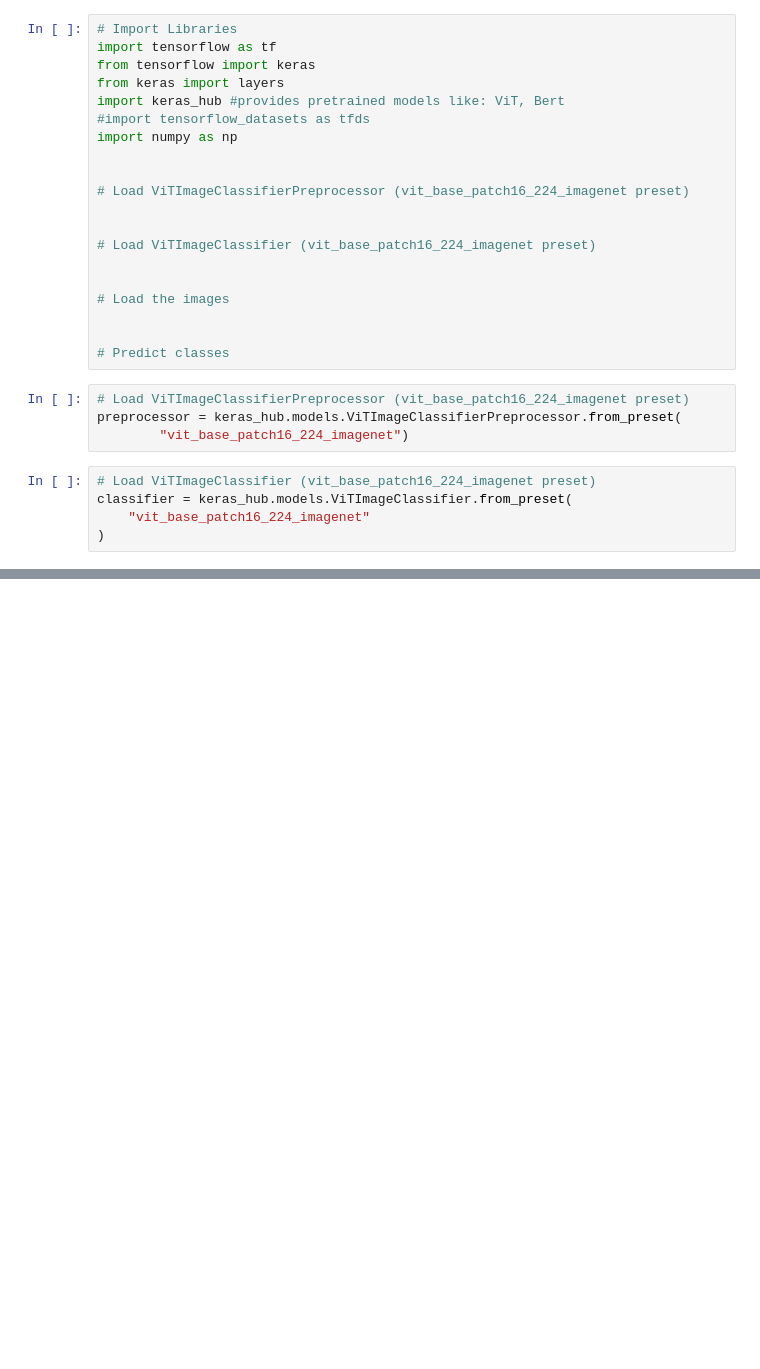
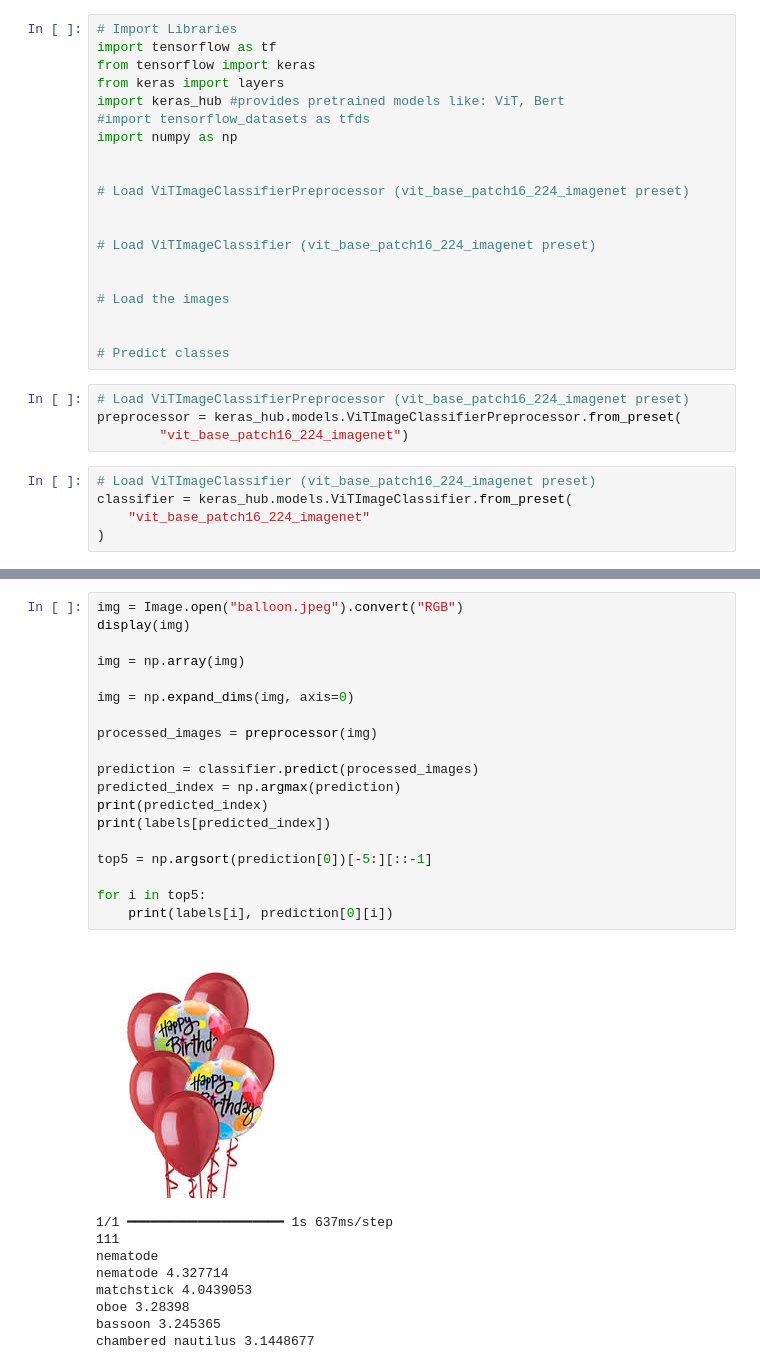
Before and after one commit to nbamardouf-source/arti560-computer-vision-labs, a Jupyter notebook: lab03-image-classification-vision-transformer-vit/lab03-image-classification-vision-transformer-vit-exercise.ipynb, the cells around one changed output, grey strips where cells are left out. Cells and saved outputs as stored; diff of their text form; blank space fills up the shorter version.

```diff
--- a/lab03-image-classification-vision-transformer-vit/lab03-image-classification-vision-transformer-vit-exercise.ipynb
+++ b/lab03-image-classification-vision-transformer-vit/lab03-image-classification-vision-transformer-vit-exercise.ipynb
@@ -82,0 +115,29 @@ classifier.predict(image)
+# %%
+img = Image.open("balloon.jpeg").convert("RGB")
+display(img)
+
+img = np.array(img)
+
+img = np.expand_dims(img, axis=0)
+
+processed_images = preprocessor(img)
+
+prediction = classifier.predict(processed_images)
+predicted_index = np.argmax(prediction)
+print(predicted_index)
+print(labels[predicted_index])
+
+top5 = np.argsort(prediction[0])[-5:][::-1]
+
+for i in top5:
+    print(labels[i], prediction[0][i])
+# %% [output]
+[figure, added]
+1/1 ━━━━━━━━━━━━━━━━━━━━ 1s 637ms/step
+111
+nematode
+nematode 4.327714
+matchstick 4.0439053
+oboe 3.28398
+bassoon 3.245365
+chambered nautilus 3.1448677
```
Also changed, not shown: parts of 10 cells of this notebook, 2 other files.
